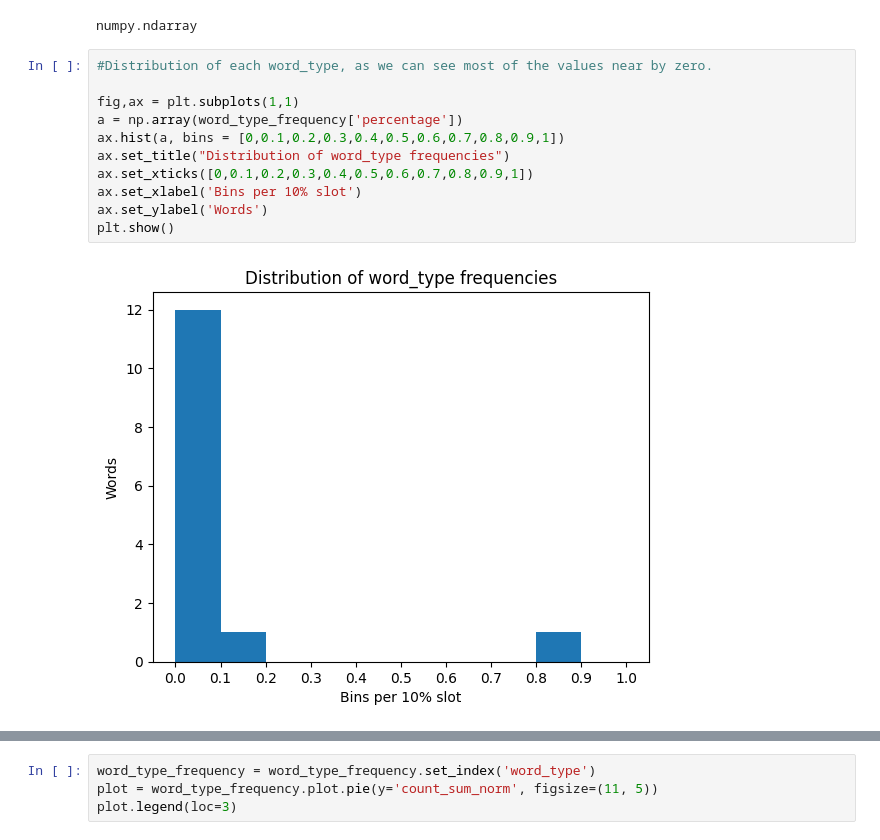
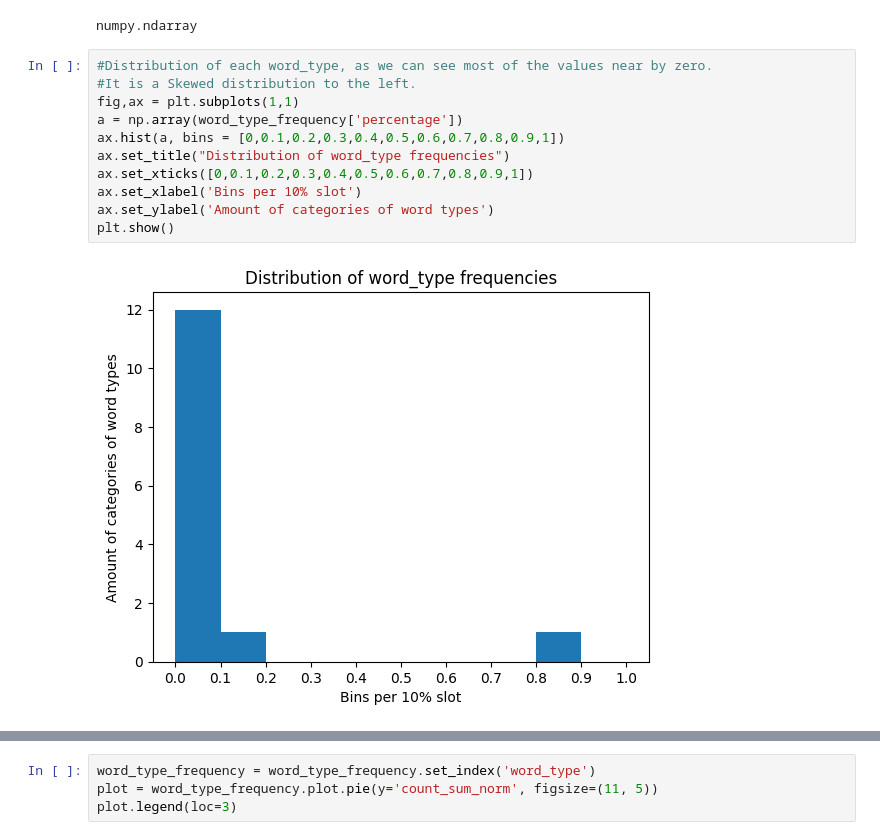
Before and after one commit to nonameforpirate2/DNA, a Jupyter notebook: NetworkAnalysis.ipynb, the cells around one changed output, grey strips where cells are left out. Saved outputs shown, nothing was run; the diff lists cells and outputs as text.

```diff
--- a/NetworkAnalysis.ipynb
+++ b/NetworkAnalysis.ipynb
@@ -509,14 +510,14 @@ type(np.array(list(word_type_frequency['count_sum'])))
 numpy.ndarray
 # %%
 #Distribution of each word_type, as we can see most of the values near by zero.
-
+#It is a Skewed distribution to the left.
 fig,ax = plt.subplots(1,1)
 a = np.array(word_type_frequency['percentage'])
 ax.hist(a, bins = [0,0.1,0.2,0.3,0.4,0.5,0.6,0.7,0.8,0.9,1])
 ax.set_title("Distribution of word_type frequencies")
 ax.set_xticks([0,0.1,0.2,0.3,0.4,0.5,0.6,0.7,0.8,0.9,1])
 ax.set_xlabel('Bins per 10% slot')
-ax.set_ylabel('Words')
+ax.set_ylabel('Amount of categories of word types')
 plt.show()
 # %% [output]
-[figure, old version]
+[figure, new version]
```
Also changed, not shown: parts of 14 cells of this notebook.
